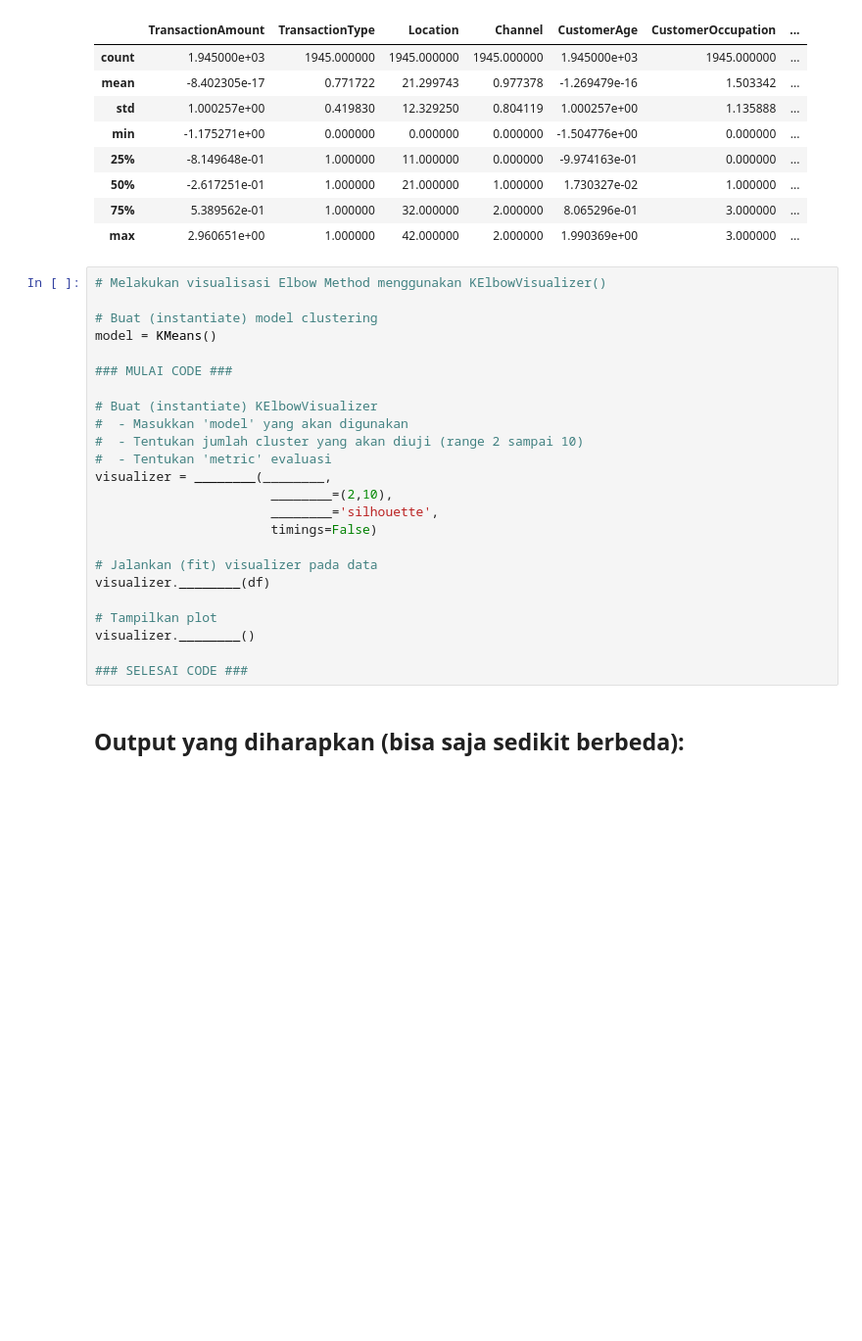
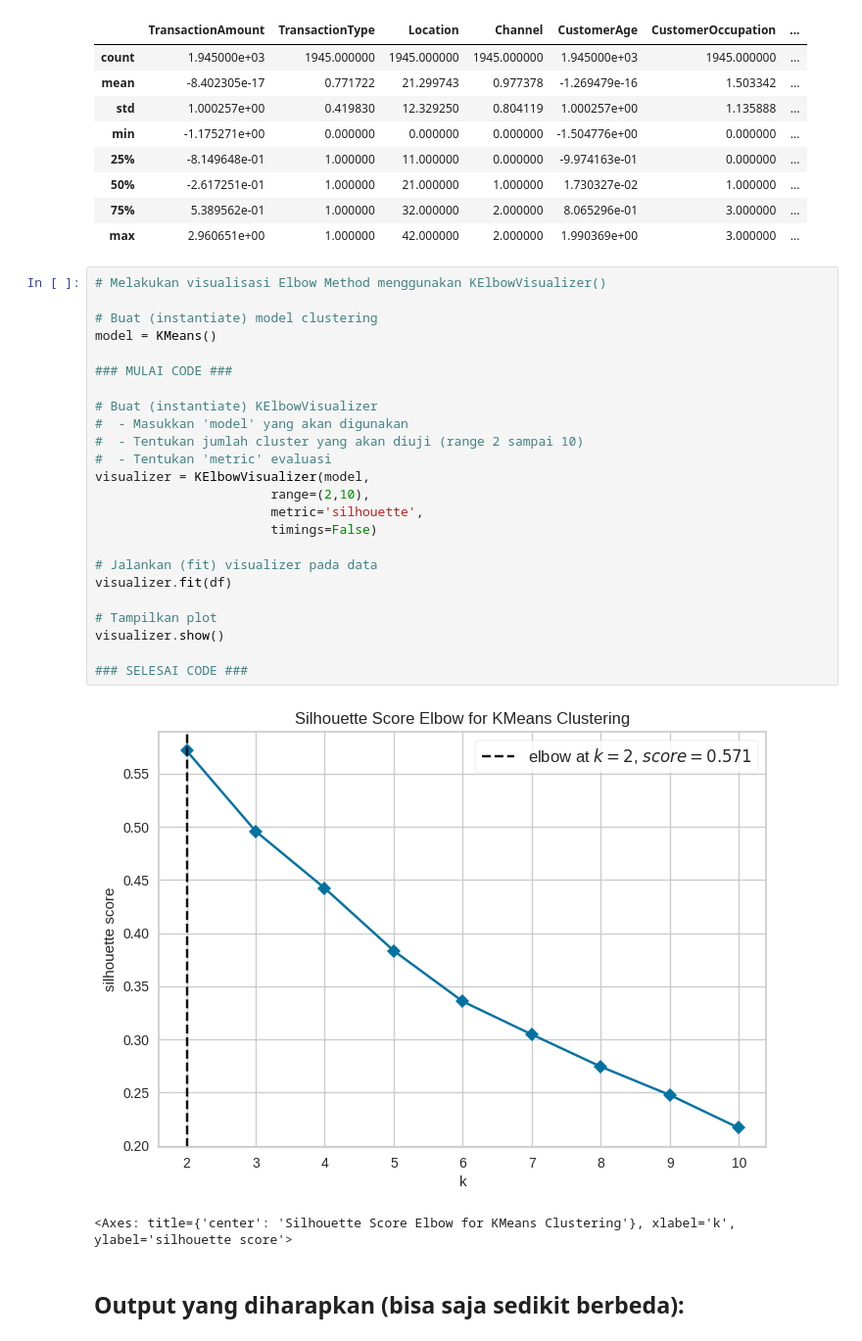
Before and after one commit to nuruzh/Machine-Learning-Beginner, a Jupyter notebook: [Clustering]_Submission_Akhir_BMLP_Nuruzh Zhohiril Islami.ipynb, the cells around one changed output. Shown at 98% size. Drawn from its saved outputs; the diff is of its cells as text; blank space fills up the shorter version.

Commit message:
K-Means Cluster visualized. Waiting to evaluate model

```diff
--- a/[Clustering]_Submission_Akhir_BMLP_Nuruzh Zhohiril Islami.ipynb
+++ b/[Clustering]_Submission_Akhir_BMLP_Nuruzh Zhohiril Islami.ipynb
@@ -595,27 +595,30 @@ df_used.describe()
 # %%
 # Melakukan visualisasi Elbow Method menggunakan KElbowVisualizer()
 
 # Buat (instantiate) model clustering
 model = KMeans()
 
 ### MULAI CODE ###
 
 # Buat (instantiate) KElbowVisualizer
 #  - Masukkan 'model' yang akan digunakan
 #  - Tentukan jumlah cluster yang akan diuji (range 2 sampai 10)
 #  - Tentukan 'metric' evaluasi
-visualizer = ________(________,
-                       ________=(2,10),
-                       ________='silhouette',
+visualizer = KElbowVisualizer(model,
+                       range=(2,10),
+                       metric='silhouette',
                        timings=False)
 
 # Jalankan (fit) visualizer pada data
-visualizer.________(df)
+visualizer.fit(df)
 
 # Tampilkan plot
-visualizer.________()
+visualizer.show()
 
 ### SELESAI CODE ###
+# %% [output]
+[figure, added]
+<Axes: title={'center': 'Silhouette Score Elbow for KMeans Clustering'}, xlabel='k', ylabel='silhouette score'>
 # %% [markdown]
 ## **Output yang diharapkan** (bisa saja sedikit berbeda)**:**
 # %% [markdown]
```
Also changed, not shown: parts of 6 cells of this notebook.
